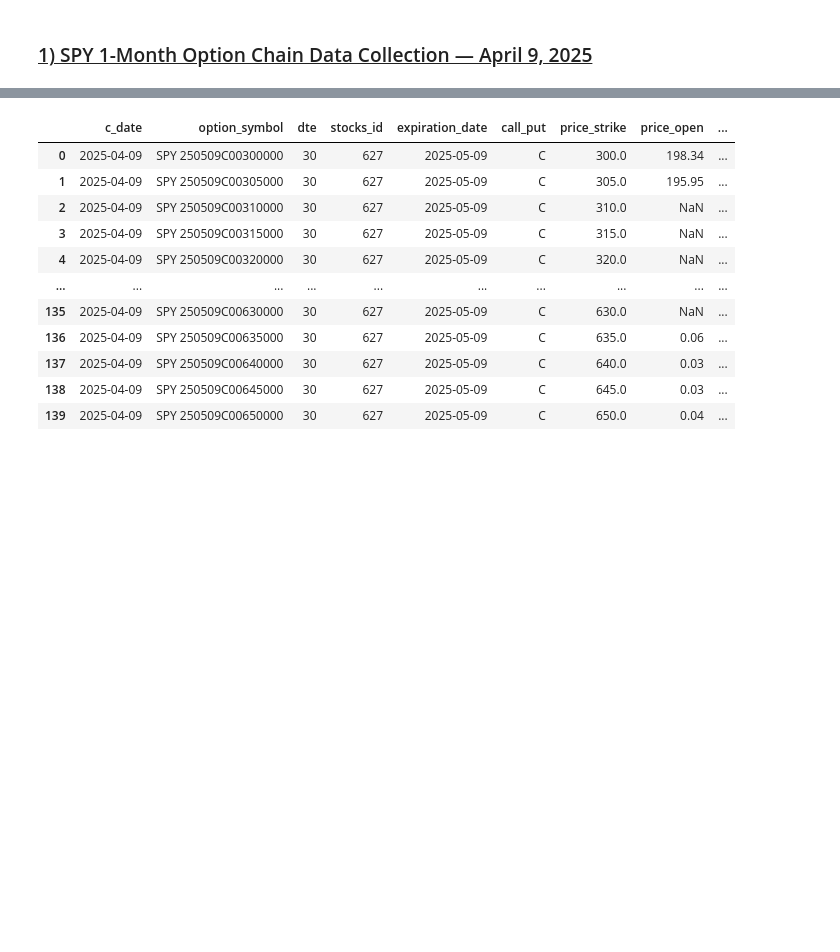
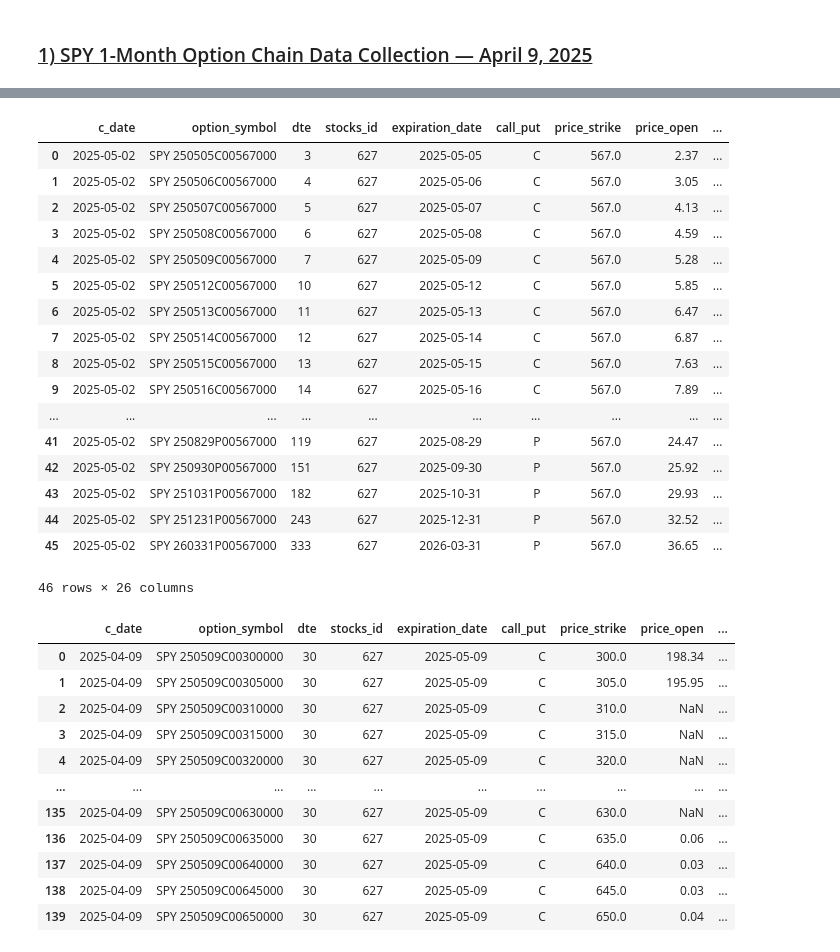
Before and after one commit to yangyee-hub/options-bullish-risk-reversal-strategy-analysis, a Jupyter notebook: code/0_option_chain_data_exploration_and_preprocessing.ipynb, the cells around one changed output, grey strips where cells are left out. Saved outputs shown, nothing was run; the diff lists cells and outputs as text; code cells hidden in the pictures; blank space fills up the shorter version.

```diff
--- a/code/0_option_chain_data_exploration_and_preprocessing.ipynb
+++ b/code/0_option_chain_data_exploration_and_preprocessing.ipynb
@@ -88,3 +136,37 @@ def get_eod_option_series(
+# %%
+df_test2 = get_eod_option_series(
+    symbol=ticker,
+    trade_date="2025-05-02",
+    dte_from=1,
+    dte_to=100000,
+    moneyness_from=-0.1,
+    moneyness_to=0.1,
+    call_put="C",
+    combined=True,
+    save_path=None
+)
+
+
+df_test2
+# %% [output]
+|  | c_date | option_symbol | dte | stocks_id | expiration_date | call_put | price_strike | price_open | ... |
+| 0 | 2025-05-02 | SPY 250505C00567000 | 3 | 627 | 2025-05-05 | C | 567.0 | 2.37 | ... |
+| 1 | 2025-05-02 | SPY 250506C00567000 | 4 | 627 | 2025-05-06 | C | 567.0 | 3.05 | ... |
+| 2 | 2025-05-02 | SPY 250507C00567000 | 5 | 627 | 2025-05-07 | C | 567.0 | 4.13 | ... |
+| 3 | 2025-05-02 | SPY 250508C00567000 | 6 | 627 | 2025-05-08 | C | 567.0 | 4.59 | ... |
+| 4 | 2025-05-02 | SPY 250509C00567000 | 7 | 627 | 2025-05-09 | C | 567.0 | 5.28 | ... |
+| 5 | 2025-05-02 | SPY 250512C00567000 | 10 | 627 | 2025-05-12 | C | 567.0 | 5.85 | ... |
+| 6 | 2025-05-02 | SPY 250513C00567000 | 11 | 627 | 2025-05-13 | C | 567.0 | 6.47 | ... |
+| 7 | 2025-05-02 | SPY 250514C00567000 | 12 | 627 | 2025-05-14 | C | 567.0 | 6.87 | ... |
+| 8 | 2025-05-02 | SPY 250515C00567000 | 13 | 627 | 2025-05-15 | C | 567.0 | 7.63 | ... |
+| 9 | 2025-05-02 | SPY 250516C00567000 | 14 | 627 | 2025-05-16 | C | 567.0 | 7.89 | ... |
+| ... | ... | ... | ... | ... | ... | ... | ... | ... | ... |
+| 41 | 2025-05-02 | SPY 250829P00567000 | 119 | 627 | 2025-08-29 | P | 567.0 | 24.47 | ... |
+| 42 | 2025-05-02 | SPY 250930P00567000 | 151 | 627 | 2025-09-30 | P | 567.0 | 25.92 | ... |
+| 43 | 2025-05-02 | SPY 251031P00567000 | 182 | 627 | 2025-10-31 | P | 567.0 | 29.93 | ... |
+| 44 | 2025-05-02 | SPY 251231P00567000 | 243 | 627 | 2025-12-31 | P | 567.0 | 32.52 | ... |
+| 45 | 2025-05-02 | SPY 260331P00567000 | 333 | 627 | 2026-03-31 | P | 567.0 | 36.65 | ... |
+46 rows × 26 columns
 # %%
 save_path = f"../data/Option/eod_call_option_{ticker}_{start_date}.csv"
 
```
Also changed, not shown: parts of 14 cells of this notebook, 12 other files.
